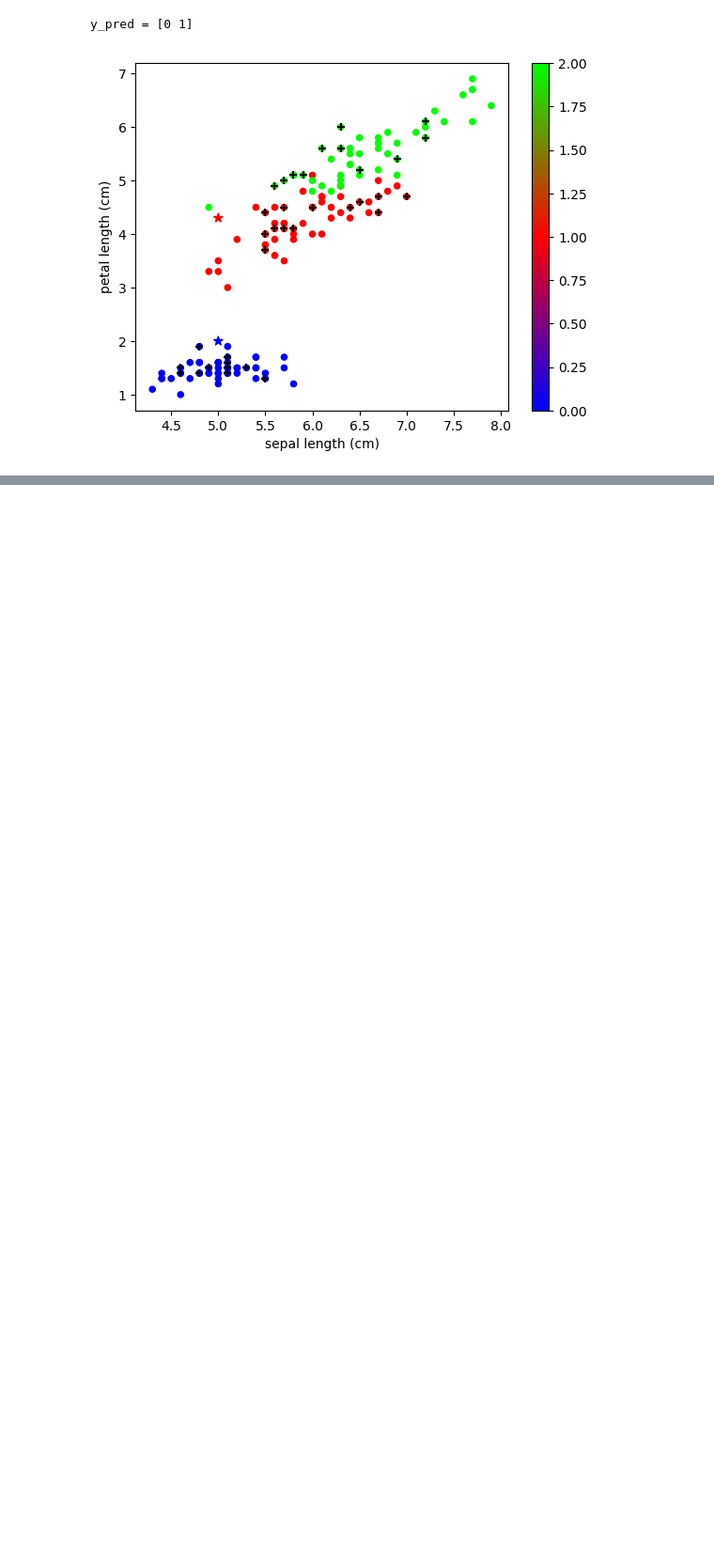
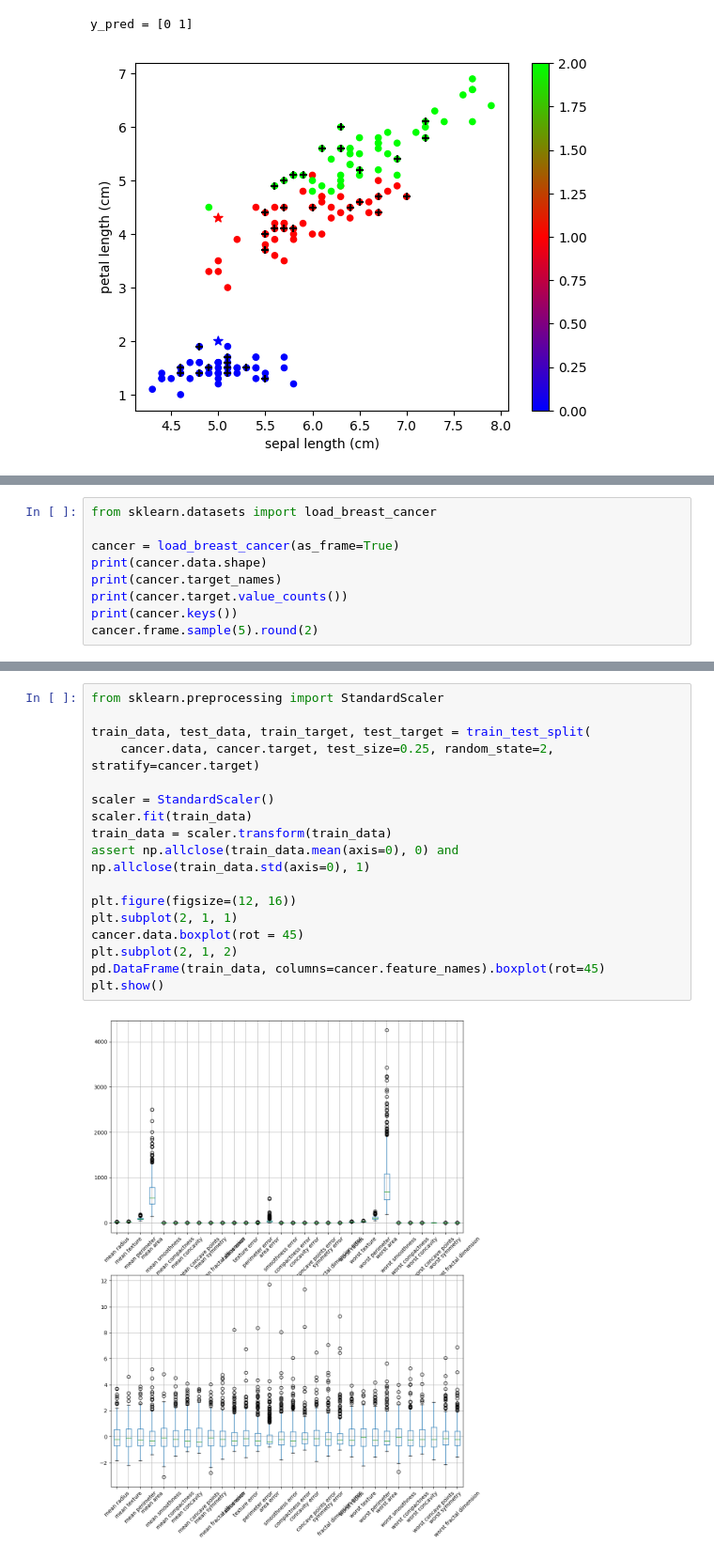
Before and after one commit to rjs424/pyml, a Jupyter notebook: test.ipynb, the cells around one changed output, grey strips where cells are left out. Shown: that part at 94% size. Drawn from its saved outputs; the diff is of its cells as text; blank space fills up the shorter version.

```diff
--- a/test.ipynb
+++ b/test.ipynb
@@ -180,2 +166,11 @@ xq=[5. 2.] -> 예측: 0
 54    0.45
 dtype: float64
+# %%
+from sklearn.datasets import load_breast_cancer
+
+cancer = load_breast_cancer(as_frame=True)
+print(cancer.data.shape)
+print(cancer.target_names)
+print(cancer.target.value_counts())
+print(cancer.keys())
+cancer.frame.sample(5).round(2)
@@ -181,0 +245,19 @@ dtype: float64
+# %%
+from sklearn.preprocessing import StandardScaler
+
+train_data, test_data, train_target, test_target = train_test_split(
+    cancer.data, cancer.target, test_size=0.25, random_state=2, stratify=cancer.target)
+
+scaler = StandardScaler()
+scaler.fit(train_data)
+train_data = scaler.transform(train_data)
+assert np.allclose(train_data.mean(axis=0), 0) and np.allclose(train_data.std(axis=0), 1)
+
+plt.figure(figsize=(12, 16))
+plt.subplot(2, 1, 1)
+cancer.data.boxplot(rot = 45)
+plt.subplot(2, 1, 2)
+pd.DataFrame(train_data, columns=cancer.feature_names).boxplot(rot=45)
+plt.show()
+# %% [output]
+[figure, added]
```
Also changed, not shown: parts of 10 cells of this notebook, 1 other file.
